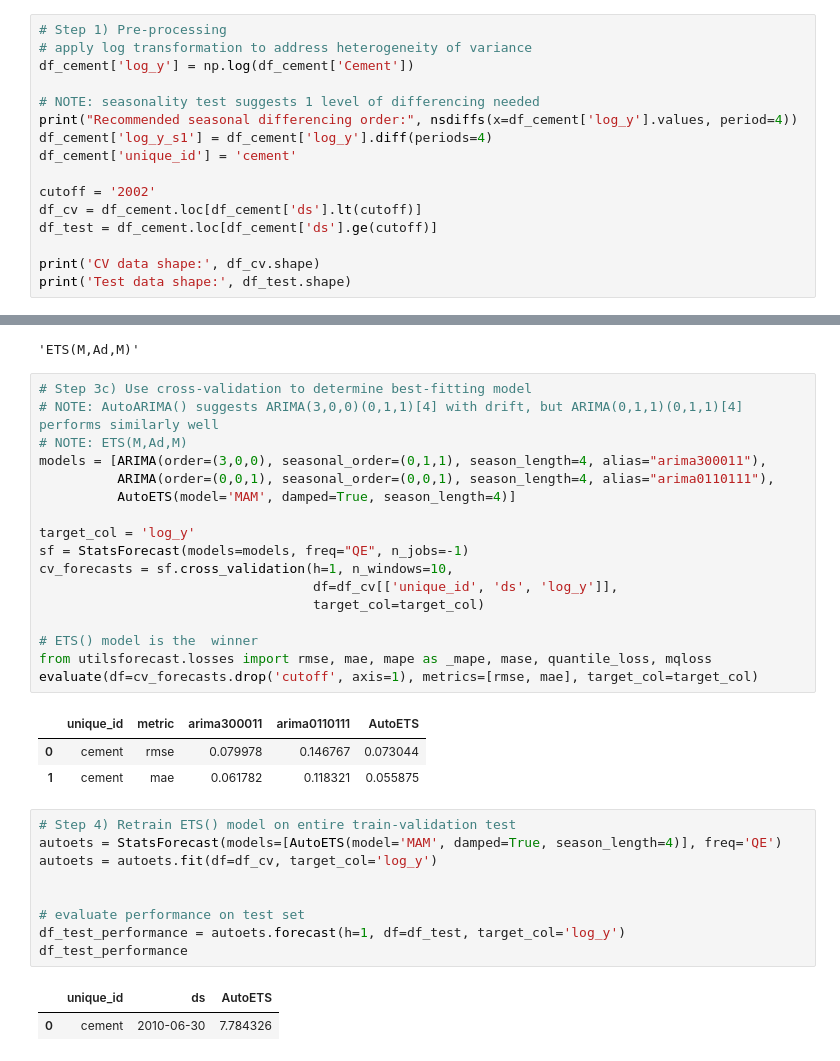
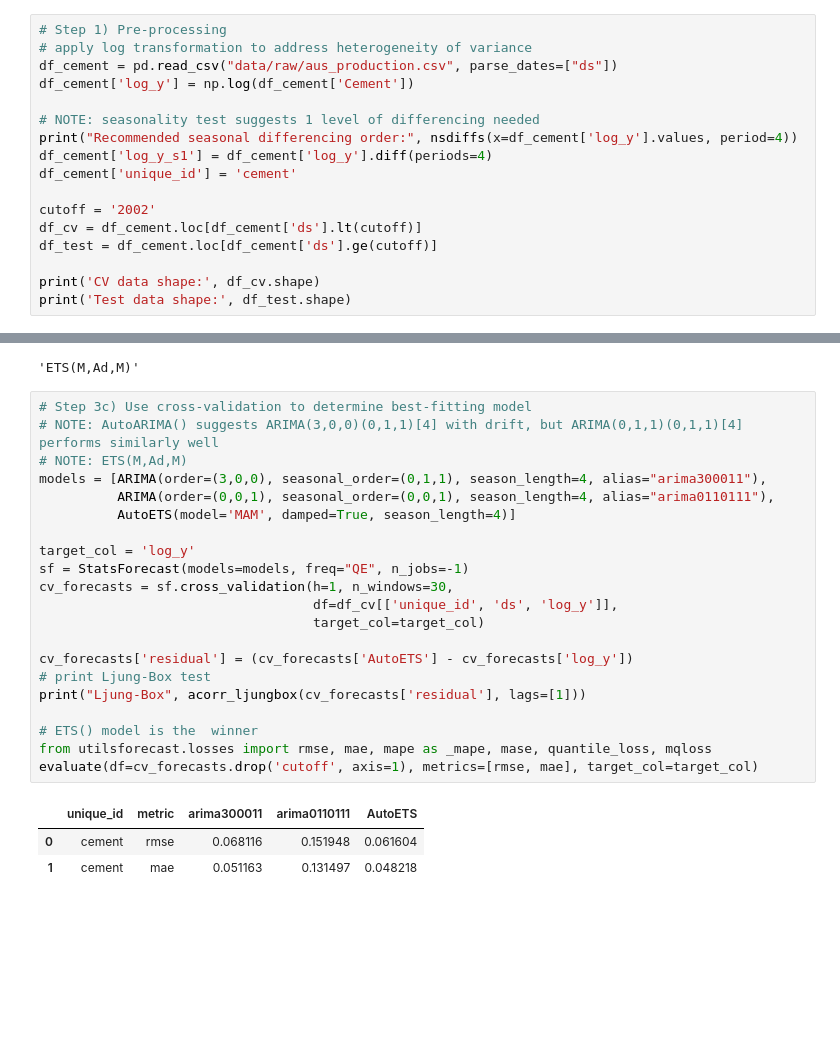
Before and after one commit to sebsciarra/gas_pump_prices, a Jupyter notebook: notebooks/chap9_arima.ipynb, the cells around one changed output, grey strips where cells are left out. Saved outputs shown, nothing was run; the diff lists cells and outputs as text; blank space fills up the shorter version.

```diff
--- a/notebooks/chap9_arima.ipynb
+++ b/notebooks/chap9_arima.ipynb
@@ -1125,6 +1121,7 @@ kpss_stat: 0.024, kpss_pvalue: 0.10
 # %%
 # Step 1) Pre-processing
 # apply log transformation to address heterogeneity of variance
+df_cement = pd.read_csv("data/raw/aus_production.csv", parse_dates=["ds"])
 df_cement['log_y'] = np.log(df_cement['Cement'])
 
 # NOTE: seasonality test suggests 1 level of differencing needed
@@ -1229,33 +1227,25 @@ autoets.model_["method"]
 # %%
 # Step 3c) Use cross-validation to determine best-fitting model
 # NOTE: AutoARIMA() suggests ARIMA(3,0,0)(0,1,1)[4] with drift, but ARIMA(0,1,1)(0,1,1)[4] performs similarly well
 # NOTE: ETS(M,Ad,M)
 models = [ARIMA(order=(3,0,0), seasonal_order=(0,1,1), season_length=4, alias="arima300011"),
           ARIMA(order=(0,0,1), seasonal_order=(0,0,1), season_length=4, alias="arima0110111"),
           AutoETS(model='MAM', damped=True, season_length=4)]
 
 target_col = 'log_y'
 sf = StatsForecast(models=models, freq="QE", n_jobs=-1)
-cv_forecasts = sf.cross_validation(h=1, n_windows=10,
+cv_forecasts = sf.cross_validation(h=1, n_windows=30,
                                    df=df_cv[['unique_id', 'ds', 'log_y']],
                                    target_col=target_col)
+
+cv_forecasts['residual'] = (cv_forecasts['AutoETS'] - cv_forecasts['log_y'])
+# print Ljung-Box test
+print("Ljung-Box", acorr_ljungbox(cv_forecasts['residual'], lags=[1]))
 
 # ETS() model is the  winner
 from utilsforecast.losses import rmse, mae, mape as _mape, mase, quantile_loss, mqloss
 evaluate(df=cv_forecasts.drop('cutoff', axis=1), metrics=[rmse, mae], target_col=target_col)
 # %% [output]
 |  | unique_id | metric | arima300011 | arima0110111 | AutoETS |
-| 0 | cement | rmse | 0.079978 | 0.146767 | 0.073044 |
-| 1 | cement | mae | 0.061782 | 0.118321 | 0.055875 |
+| 0 | cement | rmse | 0.068116 | 0.151948 | 0.061604 |
+| 1 | cement | mae | 0.051163 | 0.131497 | 0.048218 |
-# %%
-# Step 4) Retrain ETS() model on entire train-validation test
-autoets = StatsForecast(models=[AutoETS(model='MAM', damped=True, season_length=4)], freq='QE')
-autoets = autoets.fit(df=df_cv, target_col='log_y')
-
-
-# evaluate performance on test set
-df_test_performance = autoets.forecast(h=1, df=df_test, target_col='log_y')
-df_test_performance
-# %% [output]
-|  | unique_id | ds | AutoETS |
-| 0 | cement | 2010-06-30 | 7.784326 |
```
Also changed, not shown: parts of 11 cells of this notebook.
